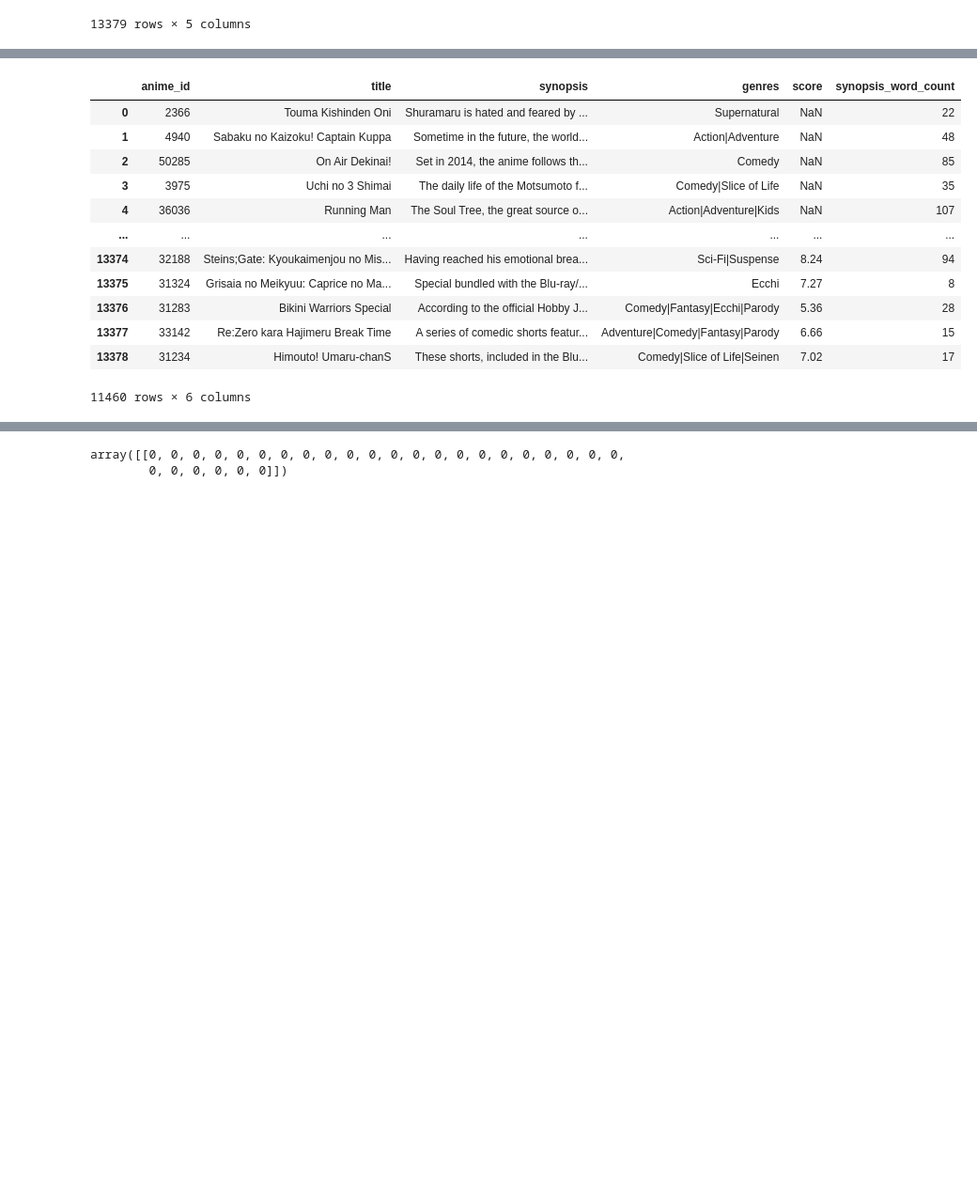
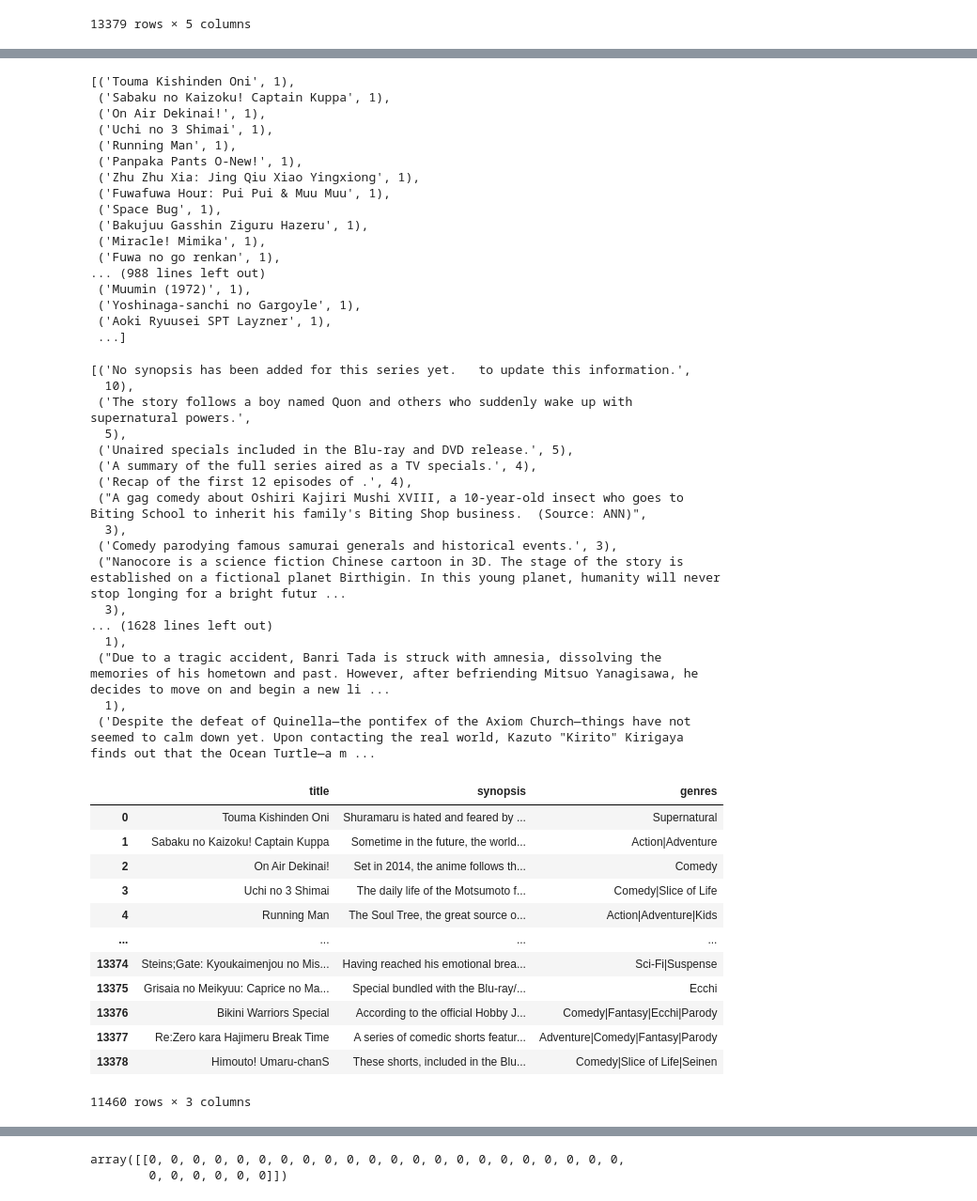
Before and after one commit to amirulzarfan2001/NLP_CW_Code, a Jupyter notebook: Anime_dataset.ipynb, the cells around one changed output, grey strips where cells are left out. Shown at 94% size. Drawn from its saved outputs; the diff is of its cells as text; code cells hidden in the pictures; blank space fills up the shorter version.

```diff
--- a/Anime_dataset.ipynb
+++ b/Anime_dataset.ipynb
@@ -150,0 +135,3 @@ final_cleaned_dataset_df=df_cleaned
+# %%
+final_cleaned_dataset_df=df_cleaned[['title', 'synopsis', 'genres']]
+display(final_cleaned_dataset_df)
@@ -270,18 +292,52 @@ plt.show()
 # %%
-Counter(final_cleaned_dataset_df["title"]).most_common()
-Counter(final_cleaned_dataset_df["synopsis"]).most_common()
-display(final_cleaned_dataset_df)
+# checking if there is any duplicates
+display(Counter(final_cleaned_dataset_df["title"]).most_common())
+display(Counter(final_cleaned_dataset_df["synopsis"]).most_common())
 # %% [output]
+[('Touma Kishinden Oni', 1),
+ ('Sabaku no Kaizoku! Captain Kuppa', 1),
+ ('On Air Dekinai!', 1),
+ ('Uchi no 3 Shimai', 1),
+ ('Running Man', 1),
+ ('Panpaka Pants O-New!', 1),
+ ('Zhu Zhu Xia: Jing Qiu Xiao Yingxiong', 1),
+ ('Fuwafuwa Hour: Pui Pui & Muu Muu', 1),
+ ('Space Bug', 1),
+ ('Bakujuu Gasshin Ziguru Hazeru', 1),
+ ('Miracle! Mimika', 1),
+ ('Fuwa no go renkan', 1),
+... (988 lines left out)
+ ('Muumin (1972)', 1),
+ ('Yoshinaga-sanchi no Gargoyle', 1),
+ ('Aoki Ryuusei SPT Layzner', 1),
+ ...]
+[('No synopsis has been added for this series yet.   to update this information.',
+  10),
+ ('The story follows a boy named Quon and others who suddenly wake up with supernatural powers.',
+  5),
+ ('Unaired specials included in the Blu-ray and DVD release.', 5),
+ ('A summary of the full series aired as a TV specials.', 4),
+ ('Recap of the first 12 episodes of .', 4),
+ ("A gag comedy about Oshiri Kajiri Mushi XVIII, a 10-year-old insect who goes to Biting School to inherit his family's Biting Shop business.  (Source: ANN)",
+  3),
+ ('Comedy parodying famous samurai generals and historical events.', 3),
+ ("Nanocore is a science fiction Chinese cartoon in 3D. The stage of the story is established on a fictional planet Birthigin. In this young planet, humanity will never stop longing for a bright futur ...
+  3),
+... (1628 lines left out)
+  1),
+ ("Due to a tragic accident, Banri Tada is struck with amnesia, dissolving the memories of his hometown and past. However, after befriending Mitsuo Yanagisawa, he decides to move on and begin a new li ...
+  1),
+ ('Despite the defeat of Quinella—the pontifex of the Axiom Church—things have not seemed to calm down yet. Upon contacting the real world, Kazuto "Kirito" Kirigaya finds out that the Ocean Turtle—a m ...
-|  | anime_id | title | synopsis | genres | score | synopsis_word_count |
-| 0 | 2366 | Touma Kishinden Oni | Shuramaru is hated and feared by ... | Supernatural | NaN | 22 |
-| 1 | 4940 | Sabaku no Kaizoku! Captain Kuppa | Sometime in the future, the world... | Action|Adventure | NaN | 48 |
-| 2 | 50285 | On Air Dekinai! | Set in 2014, the anime follows th... | Comedy | NaN | 85 |
-| 3 | 3975 | Uchi no 3 Shimai | The daily life of the Motsumoto f... | Comedy|Slice of Life | NaN | 35 |
-| 4 | 36036 | Running Man | The Soul Tree, the great source o... | Action|Adventure|Kids | NaN | 107 |
-| ... | ... | ... | ... | ... | ... | ... |
-| 13374 | 32188 | Steins;Gate: Kyoukaimenjou no Mis... | Having reached his emotional brea... | Sci-Fi|Suspense | 8.24 | 94 |
-| 13375 | 31324 | Grisaia no Meikyuu: Caprice no Ma... | Special bundled with the Blu-ray/... | Ecchi | 7.27 | 8 |
-| 13376 | 31283 | Bikini Warriors Special | According to the official Hobby J... | Comedy|Fantasy|Ecchi|Parody | 5.36 | 28 |
-| 13377 | 33142 | Re:Zero kara Hajimeru Break Time | A series of comedic shorts featur... | Adventure|Comedy|Fantasy|Parody | 6.66 | 15 |
-| 13378 | 31234 | Himouto! Umaru-chanS | These shorts, included in the Blu... | Comedy|Slice of Life|Seinen | 7.02 | 17 |
+|  | title | synopsis | genres |
+| 0 | Touma Kishinden Oni | Shuramaru is hated and feared by ... | Supernatural |
+| 1 | Sabaku no Kaizoku! Captain Kuppa | Sometime in the future, the world... | Action|Adventure |
+| 2 | On Air Dekinai! | Set in 2014, the anime follows th... | Comedy |
+| 3 | Uchi no 3 Shimai | The daily life of the Motsumoto f... | Comedy|Slice of Life |
+| 4 | Running Man | The Soul Tree, the great source o... | Action|Adventure|Kids |
+| ... | ... | ... | ... |
+| 13374 | Steins;Gate: Kyoukaimenjou no Mis... | Having reached his emotional brea... | Sci-Fi|Suspense |
+| 13375 | Grisaia no Meikyuu: Caprice no Ma... | Special bundled with the Blu-ray/... | Ecchi |
+| 13376 | Bikini Warriors Special | According to the official Hobby J... | Comedy|Fantasy|Ecchi|Parody |
+| 13377 | Re:Zero kara Hajimeru Break Time | A series of comedic shorts featur... | Adventure|Comedy|Fantasy|Parody |
+| 13378 | Himouto! Umaru-chanS | These shorts, included in the Blu... | Comedy|Slice of Life|Seinen |
-11460 rows × 6 columns
+11460 rows × 3 columns
```
Also changed, not shown: parts of 21 cells of this notebook, 1 other file.
